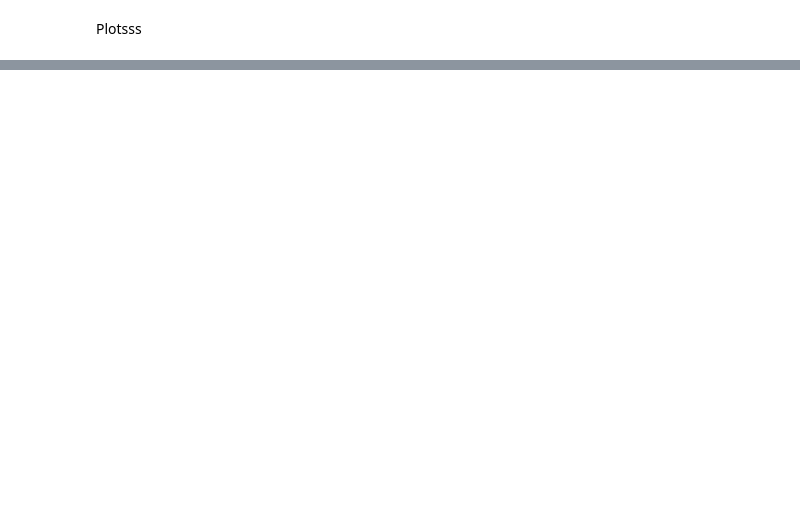
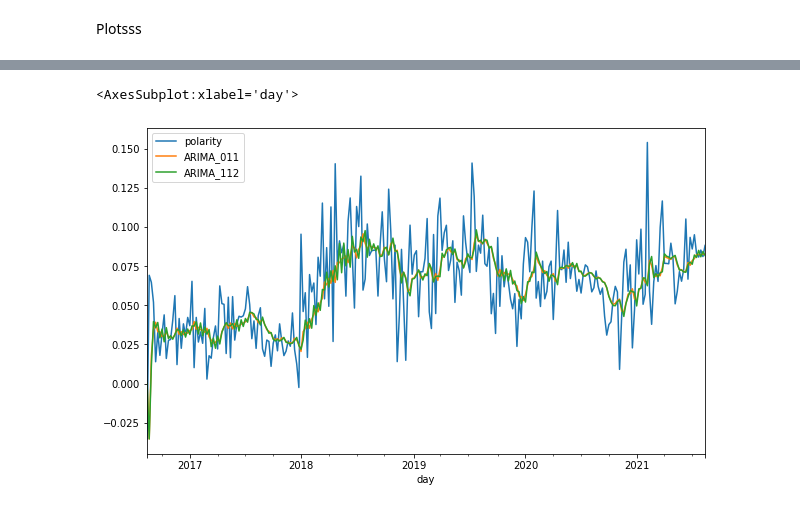
Before and after one commit to JulienF-Q/PBHLTH132, a Jupyter notebook: ph_notebook.ipynb, the cells around one changed output, grey strips where cells are left out. Cells and saved outputs as stored; diff of their text form; code cells hidden in the pictures; blank space fills up the shorter version.

Commit message:
ARIMA beginnig

```diff
--- a/ph_notebook.ipynb
+++ b/ph_notebook.ipynb
@@ -113,0 +159,5 @@ DatetimeIndex(['2020-01-01', '2020-01-02', '2020-01-03', '2020-01-04',
+# %%
+ARIMA_001 = ARIMA(data_per_week.polarity, order= (0,0,1)).fit()
+ARIMA_011 = ARIMA(data_per_week.polarity, order= (0,1,1)).fit()
+ARIMA_112 = ARIMA(data_per_week.polarity, order= (1,1,2)).fit()
+ARIMA_011.summary()
@@ -113,0 +182,10 @@ DatetimeIndex(['2020-01-01', '2020-01-02', '2020-01-03', '2020-01-04',
+# %%
+start, end = data_per_week.index[0], data_per_week.index[-1]
+
+data_per_week['ARIMA_011'] = ARIMA_011.predict(start, end)
+data_per_week['ARIMA_112'] = ARIMA_112.predict(start, end)
+# %%
+data_per_week[["polarity", "ARIMA_011", "ARIMA_112"]].plot(figsize=(10, 6))
+# %% [output]
+<AxesSubplot:xlabel='day'>
+[figure, added]
```
Also changed, not shown: parts of 14 cells of this notebook.
